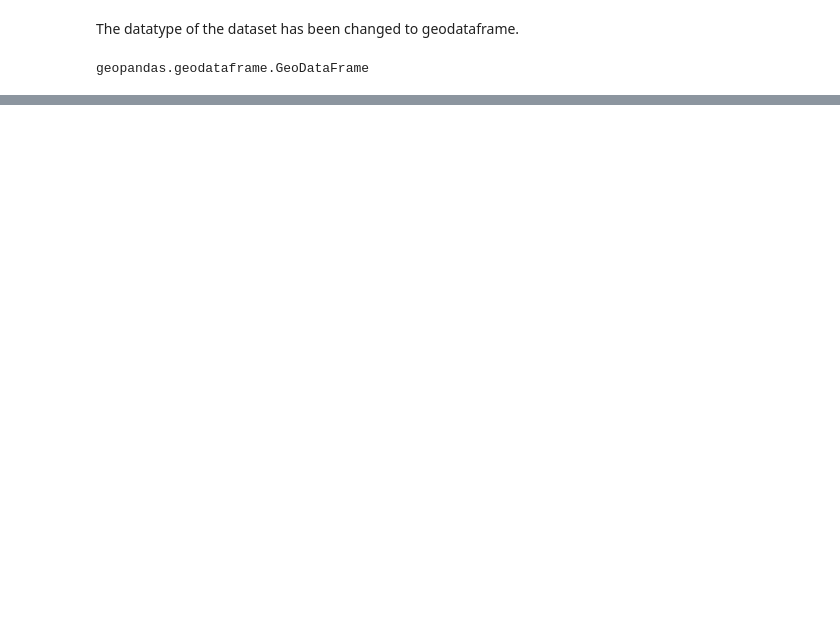
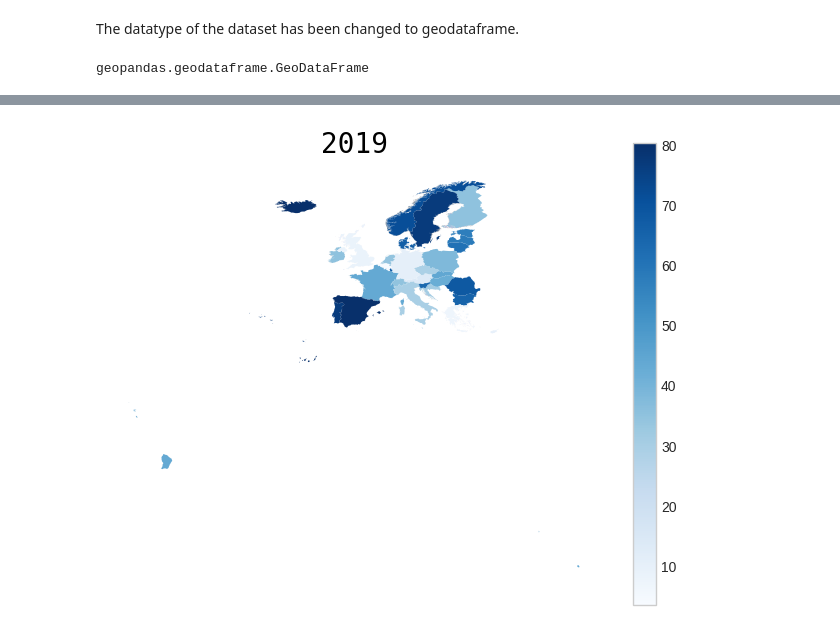
Before and after one commit to yuliiabosher/Fiber-optic-project, a Jupyter notebook: EU_historical_data.ipynb, the cells around one changed output, grey strips where cells are left out. Cells and saved outputs as stored; diff of their text form; code cells hidden in the pictures; blank space fills up the shorter version.

```diff
--- a/EU_historical_data.ipynb
+++ b/EU_historical_data.ipynb
@@ -323,0 +341,4 @@ geopandas.geodataframe.GeoDataFrame
+# %%
+plot_choropleth(eu_broadband_geo, 2019)
+# %% [output]
+[figure, added]
```
Also changed, not shown: parts of 8 cells of this notebook.
